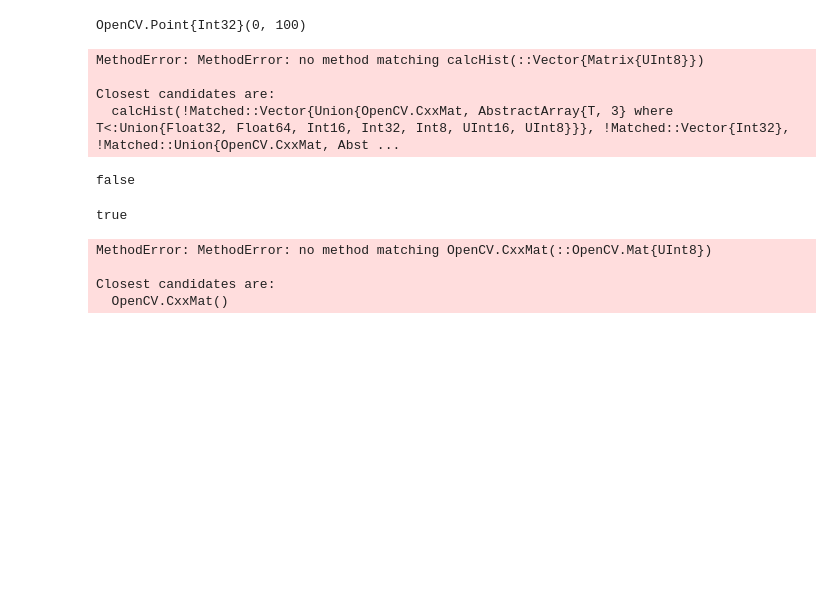
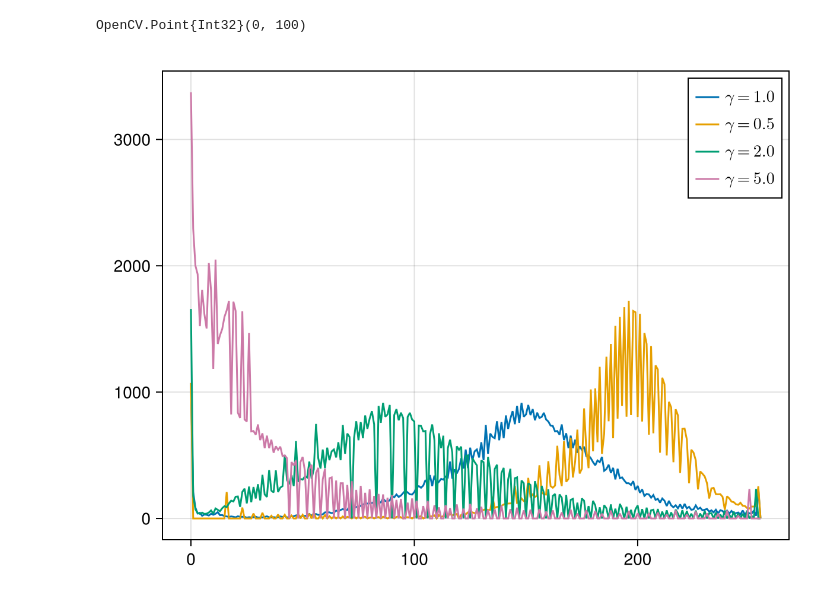
Before and after one commit to Julia-KAERI/NumericalAnalysis, a Jupyter notebook: src/image_processing/notebooks/image01.ipynb, the cells around one changed output. Cells and saved outputs as stored; diff of their text form; code cells hidden in the pictures; blank space fills up the shorter version.

```diff
--- a/src/image_processing/notebooks/image01.ipynb
+++ b/src/image_processing/notebooks/image01.ipynb
@@ -1,17 +1,17 @@
 # %%
-using Pkg
+using Pkg, CairoMakie, LaTeXStrings
 Pkg.activate("/Users/jiyong/.juliaenv/image")
 using OpenCV, TestImages
-cv2 = OpenCV;
+cv = OpenCV;
 # %% [output]
   Activating project at `~/.juliaenv/image`
 # %%
 function arr2mat(arr::Matrix{T}) where T
-    cv2.Mat(permutedims(stack([arr, ]), [3,2,1]))
+    cv.Mat(permutedims(stack([arr, ]), [3,2,1]))
 end
 
 function arr2mat(arr::Array{T, 3}) where T
-    cv2.Mat(arr)
+    cv.Mat(arr)
 end
 
 function img2arr(img)
@@ -22,16 +22,22 @@ end
 function img2mat(img)
     T = typeof(img[1, 1].val.i)
     tm = broadcast(q->T(q.val.i),img)
-    cv2.Mat(permutedims(stack([tm, ]), [3,2,1]))
+    cv.Mat(permutedims(stack([tm, ]), [3,2,1]))
 end
 
 function mat2arr(mat::OpenCV.Mat)
     return permutedims(mat.data, [3,2,1])
 end
 
-img0= testimage_dip3e("Fig0108(a) (corn-fluorescence).tif")
-img1 = img2arr(img0)
-img2 = (UInt8(255) .- img1)
-r = arr2mat(cat(img1, img2;dims=2))
-cv2.imwrite("inversion.jpg", r)
+function histogram1d(mat::OpenCV.Mat{T}) where T<:Union{UInt8, UInt16}
+    tm = Int32(typemax(T))
+    v = cv.calcHist(cv.InputArray[mat,], Int32[0], fill(UInt8(1), size(img1)), Int32[tm+1], Float32[0, tm+1])
+    return (0:1:tm, Int64.(v[1,1,:]))
+end
+
+# img0= testimage_dip3e("Fig0108(a) (corn-fluorescence).tif")
+# img1 = img2arr(img0)
+# img2 = (UInt8(255) .- img1)
+# r = arr2mat(cat(img1, img2;dims=2))
+# cv.imwrite("inversion.jpg", r)
 # %% [output]
@@ -39,6 +45,6 @@ true
 # %%
 img0= testimage_dip3e("Fig0227(a)(washington_infrared).tif")
-img1 = cv2.resize(img2mat(img0), cv2.Size{Int32}(256, 256))
+img1 = cv.resize(img2mat(img0), cv.Size{Int32}(256, 256))
 img2 = arr2mat(round.(UInt8, ((img1./255).^0.5)*255))
 img3 = arr2mat(round.(UInt8, ((img1./255).^2)*255))
 img4 = arr2mat(round.(UInt8, ((img1./255).^5)*255));
@@ -51,25 +57,13 @@ cv2.Point(Int32(0), Int32(100))
 # %% [output]
 OpenCV.Point{Int32}(0, 100)
-# %%
-#cv2.calcHist([img1,], Int32[0], arr2mat(Array{UInt8}(undef, 0, 0)), Int32[256], Float32[0, 256])
-cv2.calcHist([mat2arr(img1)[:,:,1],])
-# %% [output]
-MethodError: MethodError: no method matching calcHist(::Vector{Matrix{UInt8}})
-
-Closest candidates are:
-  calcHist(!Matched::Vector{Union{OpenCV.CxxMat, AbstractArray{T, 3} where T<:Union{Float32, Float64, Int16, Int32, Int8, UInt16, UInt8}}}, !Matched::Vector{Int32}, !Matched::Union{OpenCV.CxxMat, Abst ...
-# %%
-isa([img1,], Vector{Union{OpenCV.CxxMat, AbstractArray{T, 3} where T<:Union{Float32, Float64, Int16, Int32, Int8, UInt16, UInt8}}})
-# %% [output]
-false
-# %%
-mat2arr(img1) isa AbstractArray{T, 3} where T<:Union{Float32, Float64, Int16, Int32, Int8, UInt16, UInt8}
-# %% [output]
-true
-# %%
-cv2.CxxMat(img1)
-# %% [output]
-MethodError: MethodError: no method matching OpenCV.CxxMat(::OpenCV.Mat{UInt8})
-
-Closest candidates are:
-  OpenCV.CxxMat()
+# %%
+fig = Figure()
+ax = Axis(fig[1,1])
+for (img, g) in zip([img1, img2, img3, img4], [1.0, 0.5, 2, 5])
+    b, v = histogram1d(img)
+    lines!(ax, b, v, label = L"\gamma = %$g")
+end
+axislegend()
+fig
+# %% [output]
+[figure, added]
```
Also changed, not shown: parts of 17 cells of this notebook, 12 other files.
